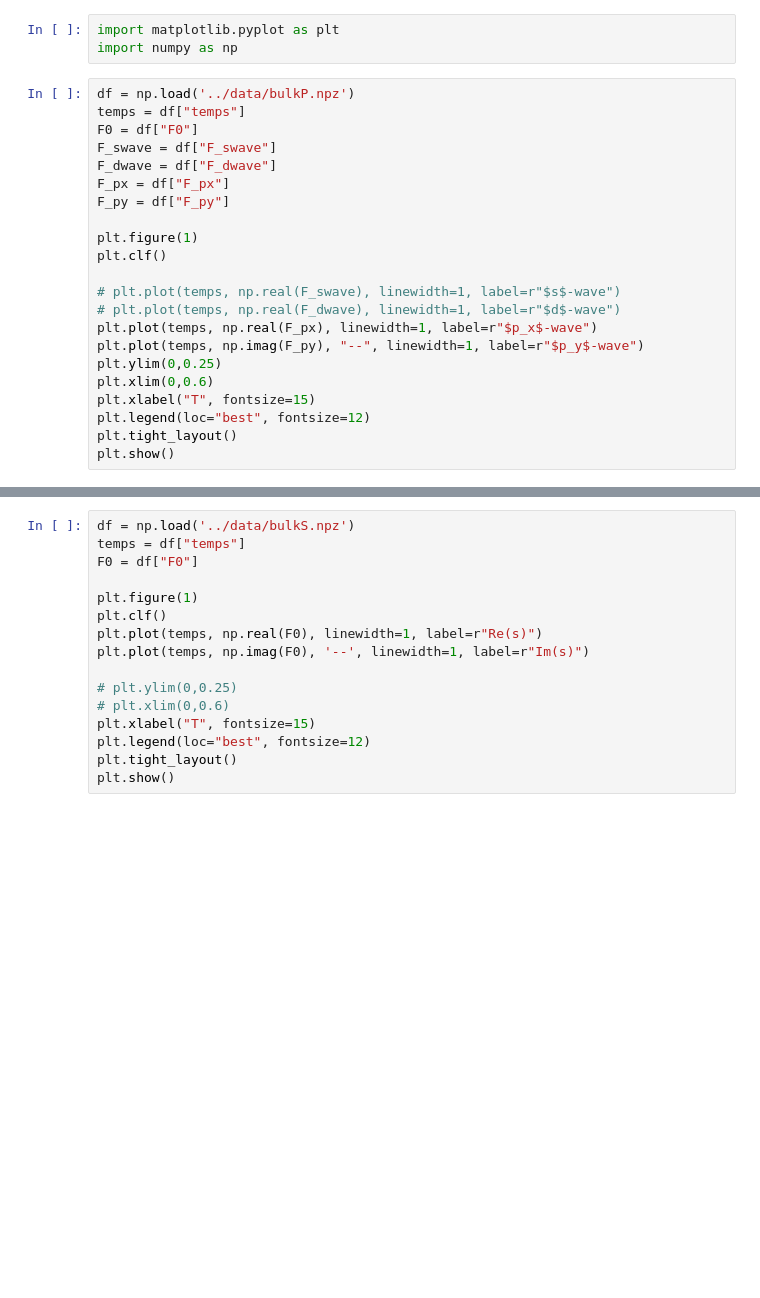
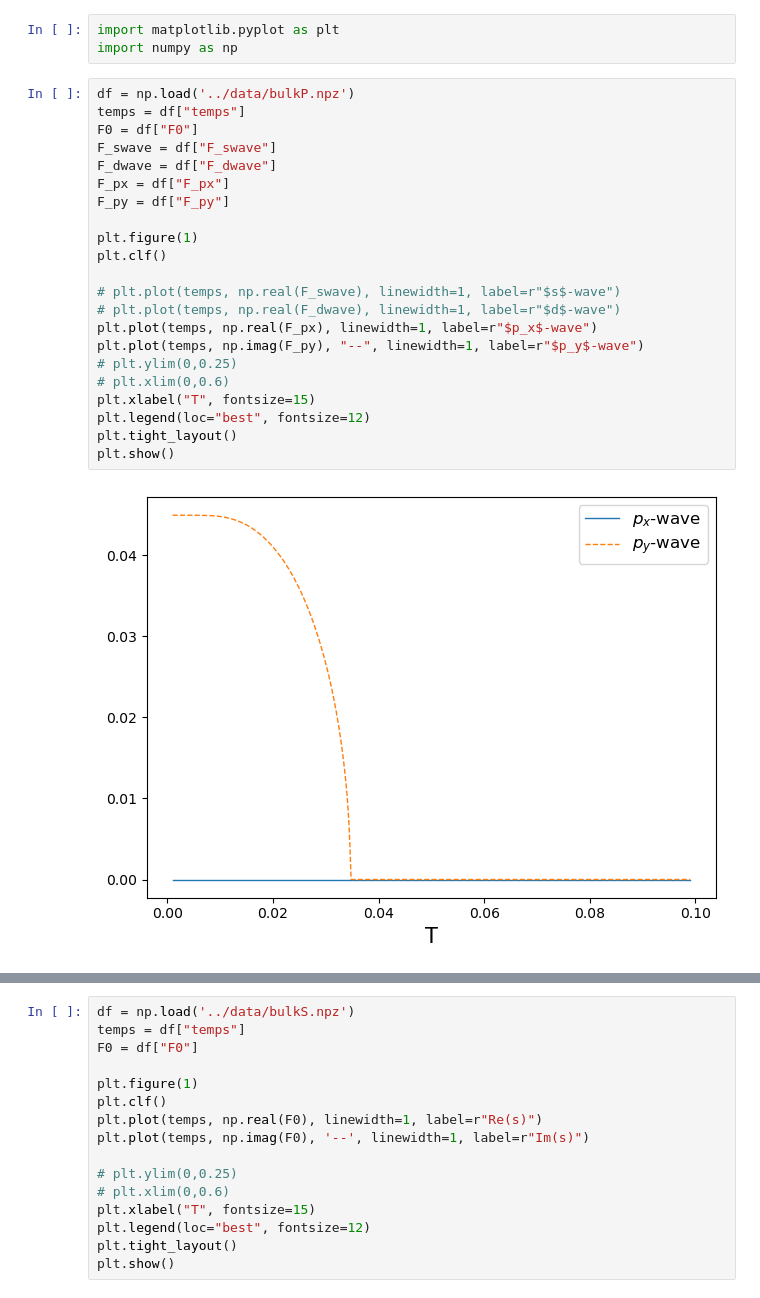
Before and after one commit to emilssp/master-thesis-codebase, a Jupyter notebook: cluster/notebooks/plot.ipynb, the cells around one changed output, grey strips where cells are left out. Drawn from its saved outputs; the diff is of its cells as text; blank space fills up the shorter version.

```diff
--- a/cluster/notebooks/plot.ipynb
+++ b/cluster/notebooks/plot.ipynb
@@ -4,22 +4,24 @@ import numpy as np
 # %%
 df = np.load('../data/bulkP.npz')
 temps = df["temps"]
 F0 = df["F0"]
 F_swave = df["F_swave"]
 F_dwave = df["F_dwave"]
 F_px = df["F_px"]
 F_py = df["F_py"]
 
 plt.figure(1)
 plt.clf()
 
 # plt.plot(temps, np.real(F_swave), linewidth=1, label=r"$s$-wave")
 # plt.plot(temps, np.real(F_dwave), linewidth=1, label=r"$d$-wave")
 plt.plot(temps, np.real(F_px), linewidth=1, label=r"$p_x$-wave")
 plt.plot(temps, np.imag(F_py), "--", linewidth=1, label=r"$p_y$-wave")
-plt.ylim(0,0.25)
-plt.xlim(0,0.6)
+# plt.ylim(0,0.25)
+# plt.xlim(0,0.6)
 plt.xlabel("T", fontsize=15)
 plt.legend(loc="best", fontsize=12)
 plt.tight_layout()
 plt.show()
+# %% [output]
+[figure, added]
```
Also changed, not shown: parts of 7 cells of this notebook, 10 other files.
